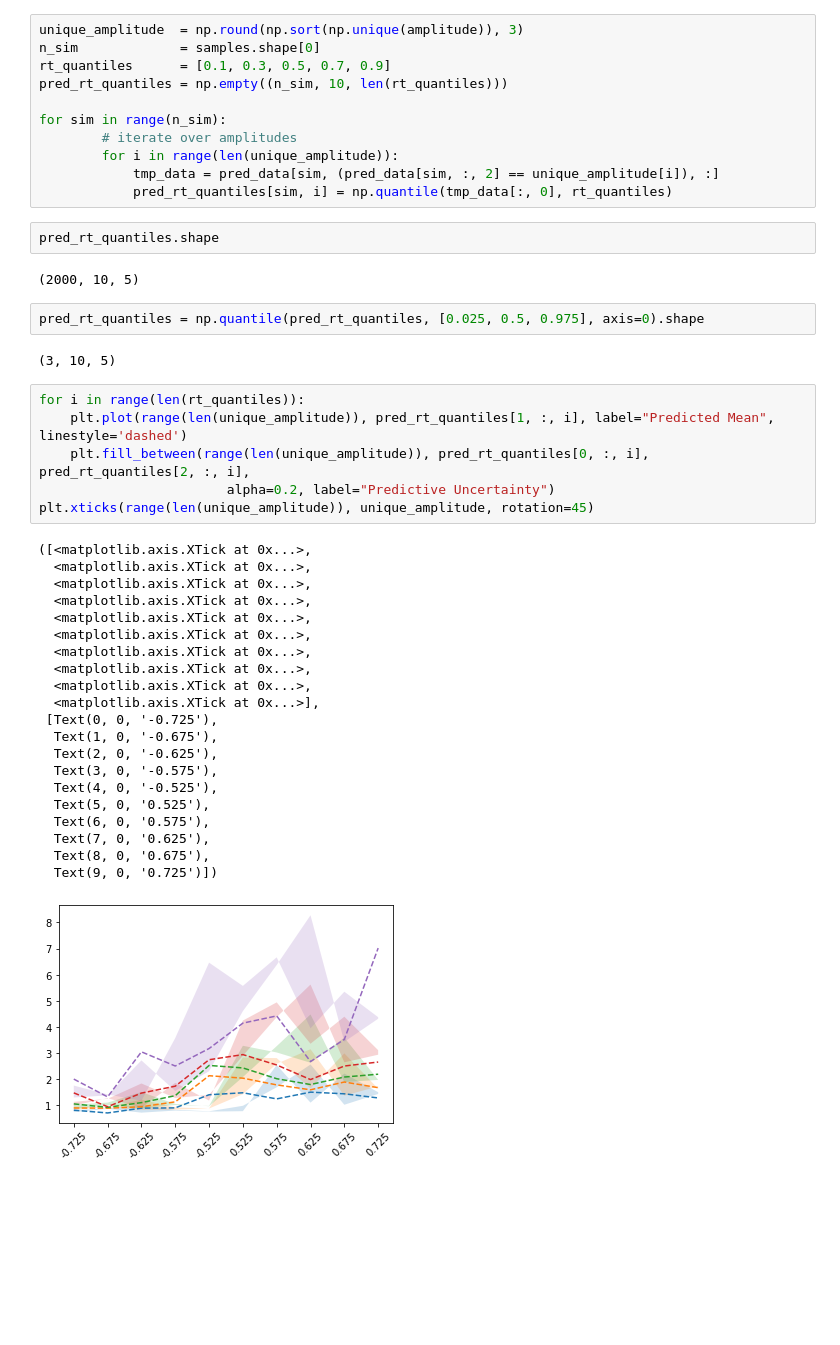
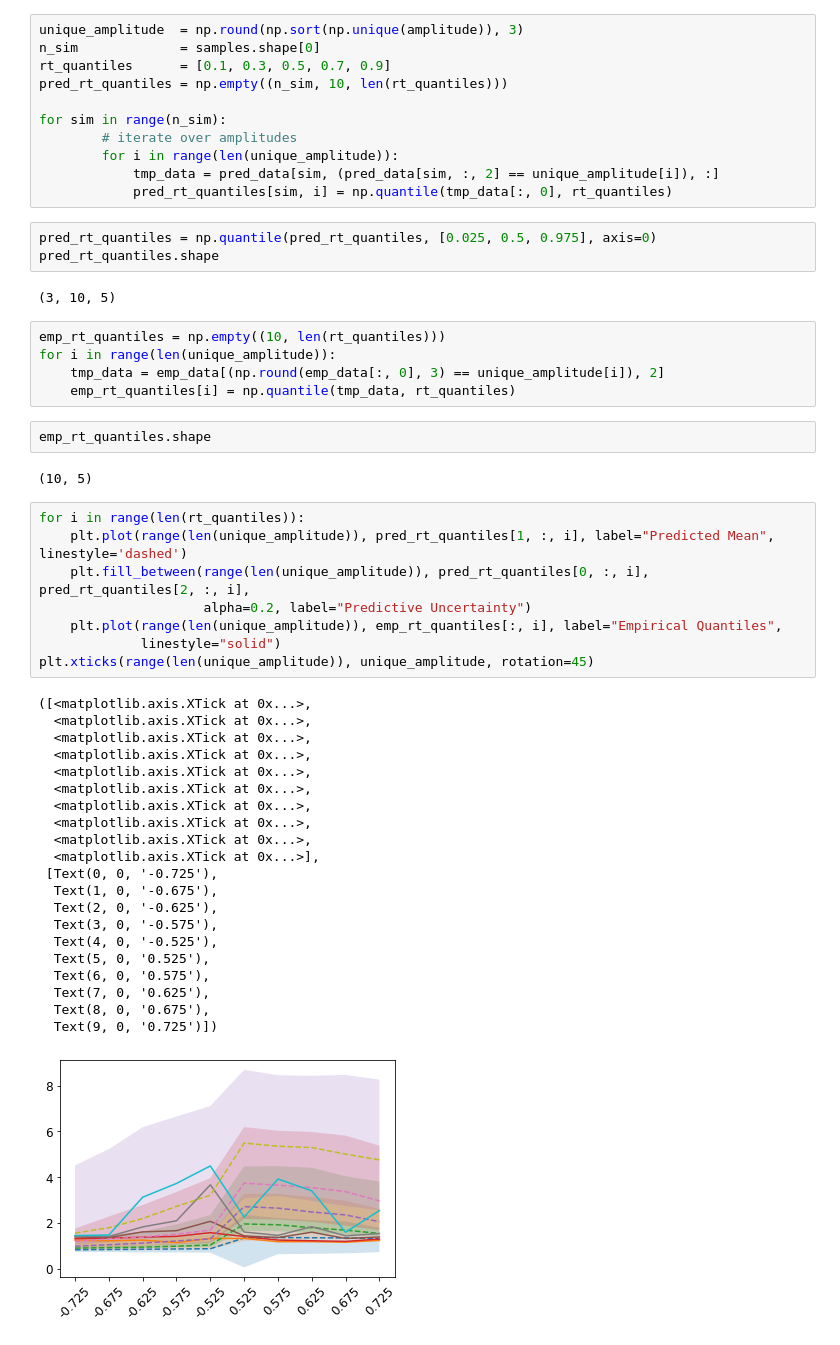
Before and after one commit to awellis/evidence-accumulators, a Jupyter notebook: notebooks/varying_drift_diffusion_modeling.ipynb, the cells around one changed output. Cells and saved outputs as stored; diff of their text form; blank space fills up the shorter version.

```diff
--- a/notebooks/varying_drift_diffusion_modeling.ipynb
+++ b/notebooks/varying_drift_diffusion_modeling.ipynb
@@ -275,39 +271,47 @@ for sim in range(n_sim):
         for i in range(len(unique_amplitude)):
             tmp_data = pred_data[sim, (pred_data[sim, :, 2] == unique_amplitude[i]), :]
             pred_rt_quantiles[sim, i] = np.quantile(tmp_data[:, 0], rt_quantiles)
+# %%
+pred_rt_quantiles = np.quantile(pred_rt_quantiles, [0.025, 0.5, 0.975], axis=0)
+pred_rt_quantiles.shape
+# %% [output]
+(3, 10, 5)
+# %%
+emp_rt_quantiles = np.empty((10, len(rt_quantiles)))
+for i in range(len(unique_amplitude)):
+    tmp_data = emp_data[(np.round(emp_data[:, 0], 3) == unique_amplitude[i]), 2]
+    emp_rt_quantiles[i] = np.quantile(tmp_data, rt_quantiles)
 # %%
-pred_rt_quantiles.shape
+emp_rt_quantiles.shape
 # %% [output]
-(2000, 10, 5)
+(10, 5)
-# %%
-pred_rt_quantiles = np.quantile(pred_rt_quantiles, [0.025, 0.5, 0.975], axis=0).shape
-# %% [output]
-(3, 10, 5)
 # %%
 for i in range(len(rt_quantiles)):
     plt.plot(range(len(unique_amplitude)), pred_rt_quantiles[1, :, i], label="Predicted Mean", linestyle='dashed')
     plt.fill_between(range(len(unique_amplitude)), pred_rt_quantiles[0, :, i], pred_rt_quantiles[2, :, i],
-                        alpha=0.2, label="Predictive Uncertainty")
+                     alpha=0.2, label="Predictive Uncertainty")
+    plt.plot(range(len(unique_amplitude)), emp_rt_quantiles[:, i], label="Empirical Quantiles",
+             linestyle="solid")
 plt.xticks(range(len(unique_amplitude)), unique_amplitude, rotation=45)
 # %% [output]
 ([<matplotlib.axis.XTick at 0x...>,
   <matplotlib.axis.XTick at 0x...>,
   <matplotlib.axis.XTick at 0x...>,
   <matplotlib.axis.XTick at 0x...>,
   <matplotlib.axis.XTick at 0x...>,
   <matplotlib.axis.XTick at 0x...>,
   <matplotlib.axis.XTick at 0x...>,
   <matplotlib.axis.XTick at 0x...>,
   <matplotlib.axis.XTick at 0x...>,
   <matplotlib.axis.XTick at 0x...>],
  [Text(0, 0, '-0.725'),
   Text(1, 0, '-0.675'),
   Text(2, 0, '-0.625'),
   Text(3, 0, '-0.575'),
   Text(4, 0, '-0.525'),
   Text(5, 0, '0.525'),
   Text(6, 0, '0.575'),
   Text(7, 0, '0.625'),
   Text(8, 0, '0.675'),
   Text(9, 0, '0.725')])
-[figure, old version]
+[figure, new version]
```
Also changed, not shown: parts of 8 cells of this notebook, 5 other files.
